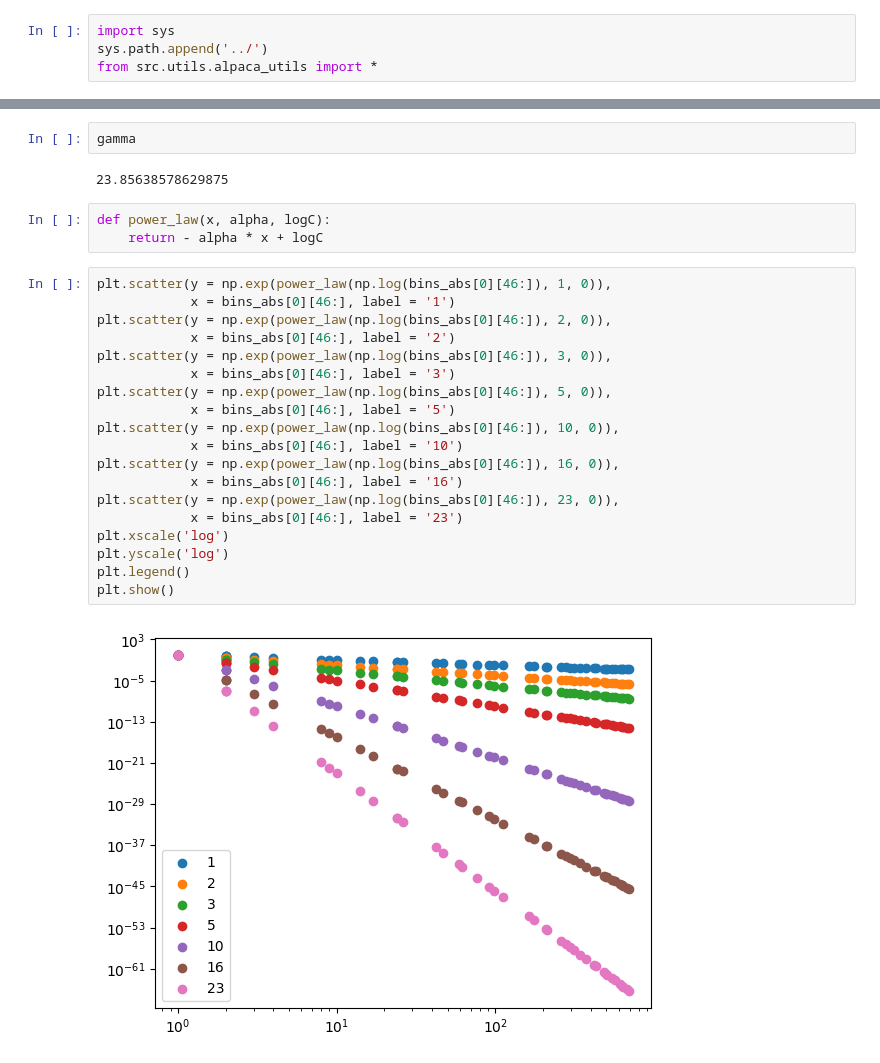
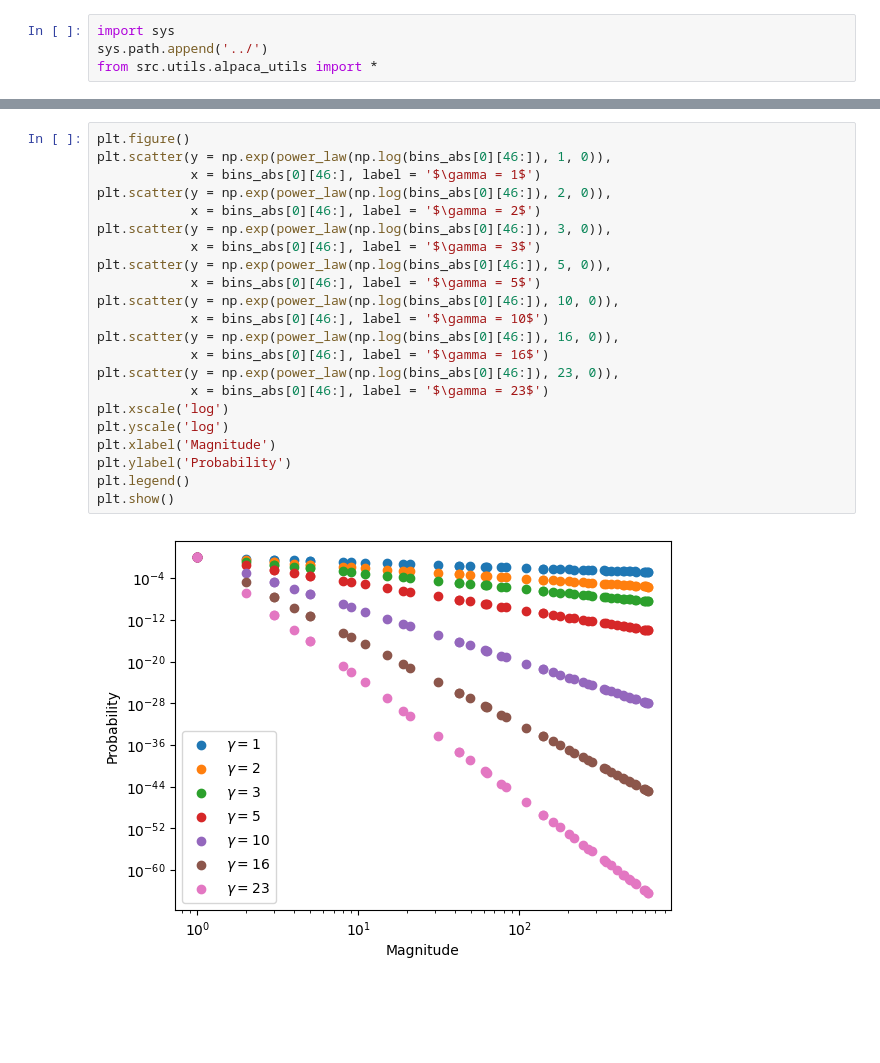
Before and after one commit to Omairss/spectral_nature, a Jupyter notebook: notebooks/alpaca_playbook.ipynb, the cells around one changed output, grey strips where cells are left out. Drawn from its saved outputs; the diff is of its cells as text; blank space fills up the shorter version.

Commit message:
Power law fits

```diff
--- a/notebooks/alpaca_playbook.ipynb
+++ b/notebooks/alpaca_playbook.ipynb
@@ -162,28 +263,24 @@ gamma = result.gamma_
-# %%
-gamma
-# %% [output]
-23.85638578629875
-# %%
-def power_law(x, alpha, logC):
-    return - alpha * x + logC
 # %%
+plt.figure()
 plt.scatter(y = np.exp(power_law(np.log(bins_abs[0][46:]), 1, 0)),
-            x = bins_abs[0][46:], label = '1')
+            x = bins_abs[0][46:], label = '$\gamma = 1$')
 plt.scatter(y = np.exp(power_law(np.log(bins_abs[0][46:]), 2, 0)),
-            x = bins_abs[0][46:], label = '2')
+            x = bins_abs[0][46:], label = '$\gamma = 2$')
 plt.scatter(y = np.exp(power_law(np.log(bins_abs[0][46:]), 3, 0)),
-            x = bins_abs[0][46:], label = '3')
+            x = bins_abs[0][46:], label = '$\gamma = 3$')
 plt.scatter(y = np.exp(power_law(np.log(bins_abs[0][46:]), 5, 0)),
-            x = bins_abs[0][46:], label = '5')
+            x = bins_abs[0][46:], label = '$\gamma = 5$')
 plt.scatter(y = np.exp(power_law(np.log(bins_abs[0][46:]), 10, 0)),
-            x = bins_abs[0][46:], label = '10')
+            x = bins_abs[0][46:], label = '$\gamma = 10$')
 plt.scatter(y = np.exp(power_law(np.log(bins_abs[0][46:]), 16, 0)),
-            x = bins_abs[0][46:], label = '16')
+            x = bins_abs[0][46:], label = '$\gamma = 16$')
 plt.scatter(y = np.exp(power_law(np.log(bins_abs[0][46:]), 23, 0)),
-            x = bins_abs[0][46:], label = '23')
+            x = bins_abs[0][46:], label = '$\gamma = 23$')
 plt.xscale('log')
 plt.yscale('log')
+plt.xlabel('Magnitude')
+plt.ylabel('Probability')
 plt.legend()
 plt.show()
 # %% [output]
-[figure, old version]
+[figure, new version]
```
Also changed, not shown: parts of 13 cells of this notebook, 1 other file.
